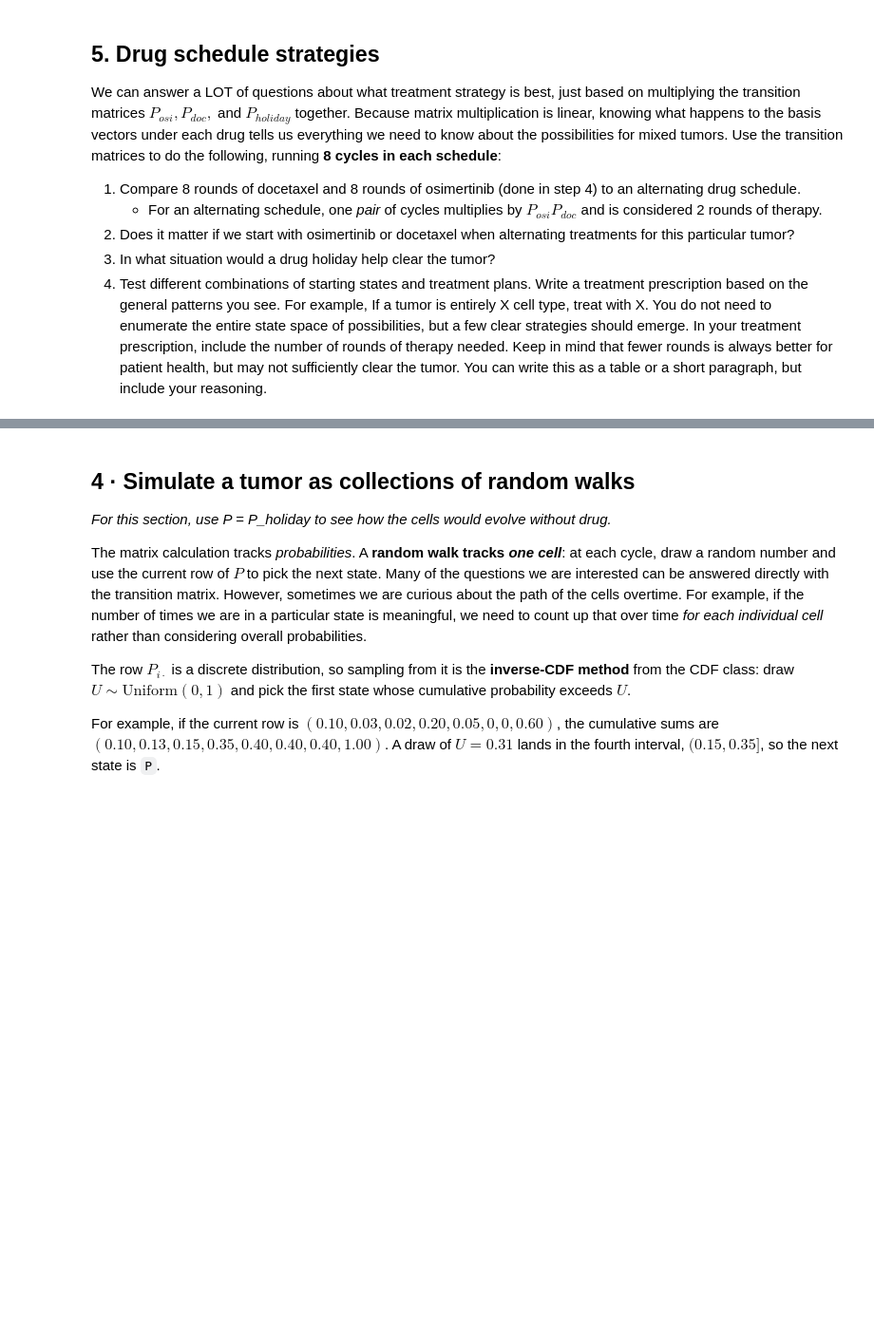
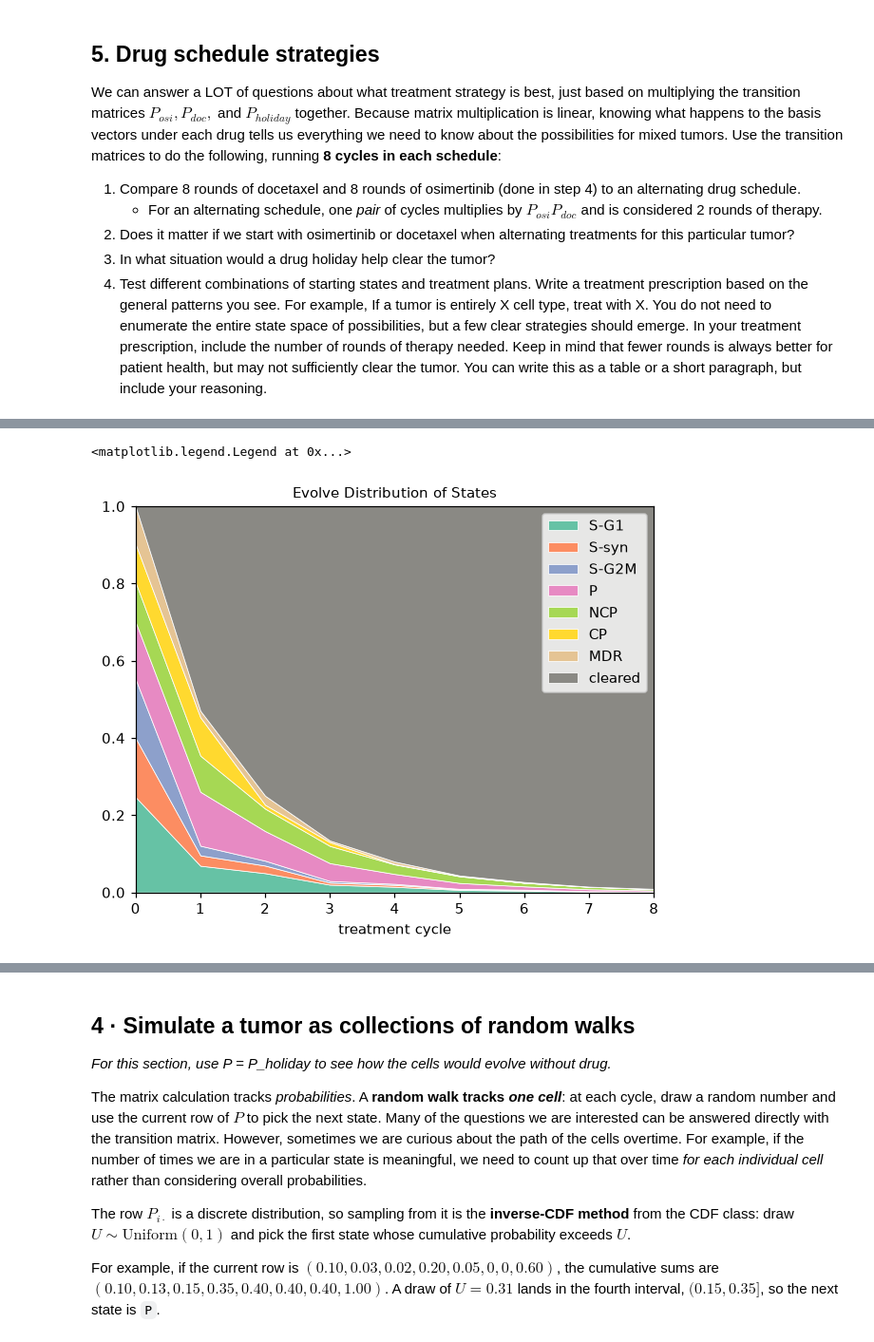
Before and after one commit to lchop14/UU_F26_templates, a Jupyter notebook: Week10/thursday_lab/Lab09_markov_chain.ipynb, the cells around one changed output, grey strips where cells are left out. Shown at 95% size. Saved outputs shown, nothing was run; the diff lists cells and outputs as text; code cells hidden in the pictures; blank space fills up the shorter version.

```diff
--- a/Week10/thursday_lab/Lab09_markov_chain.ipynb
+++ b/Week10/thursday_lab/Lab09_markov_chain.ipynb
@@ -436,0 +454,20 @@ ax.legend(handles, labels)
+# %%
+## Add code here
+# Alternating schedule starting with docetaxel
+traj = [np.asarray(pi_mix, dtype=float)]
+n_cycles = 8
+for i in range(n_cycles):
+    if i % 2 == 0:
+        traj.append(traj[-1] @ P_osi)
+    else:
+        traj.append(traj[-1] @ P_doc)
+
+traj = np.array(traj)
+# %%
+fig, ax = plt.subplots()
+plot_trajectory(traj, ax, "Evolve Distribution of States")
+handles, labels = ax.get_legend_handles_labels()
+ax.legend(handles, labels)
+# %% [output]
+<matplotlib.legend.Legend at 0x...>
+[figure, added]
```
Also changed, not shown: parts of 17 cells of this notebook.
